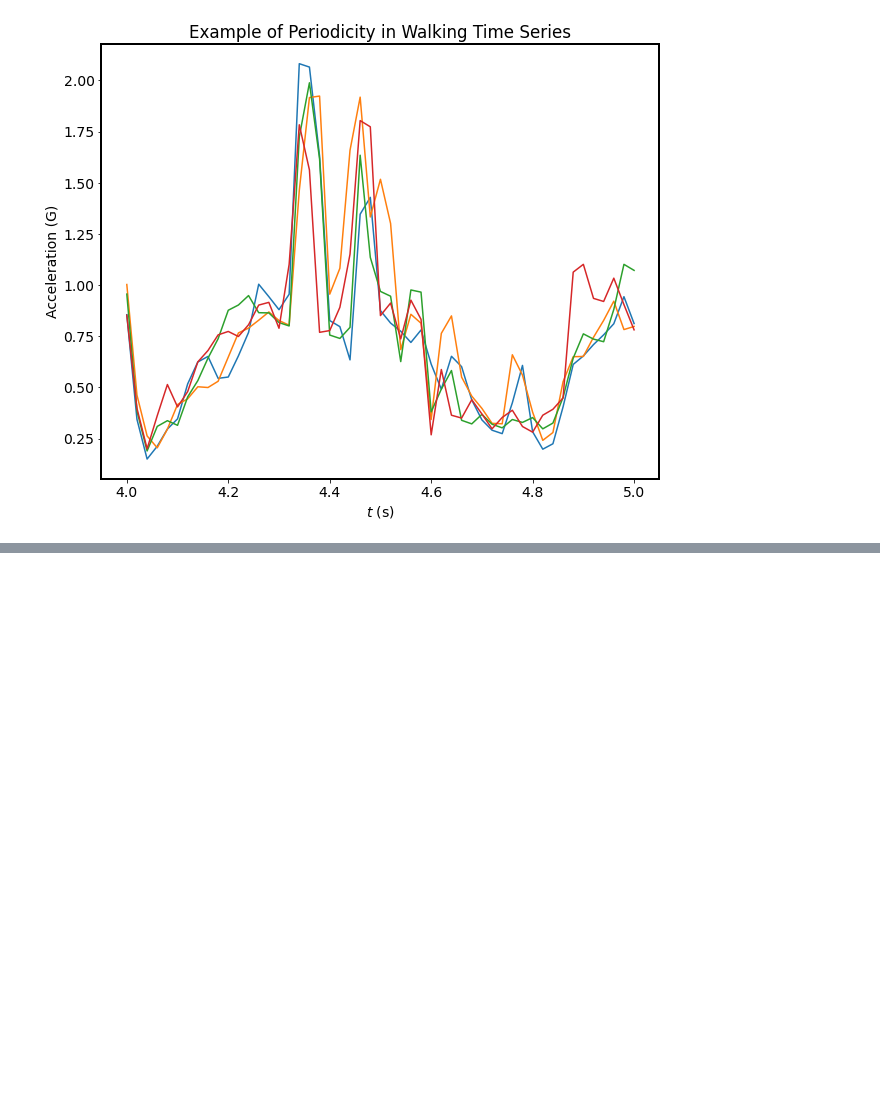
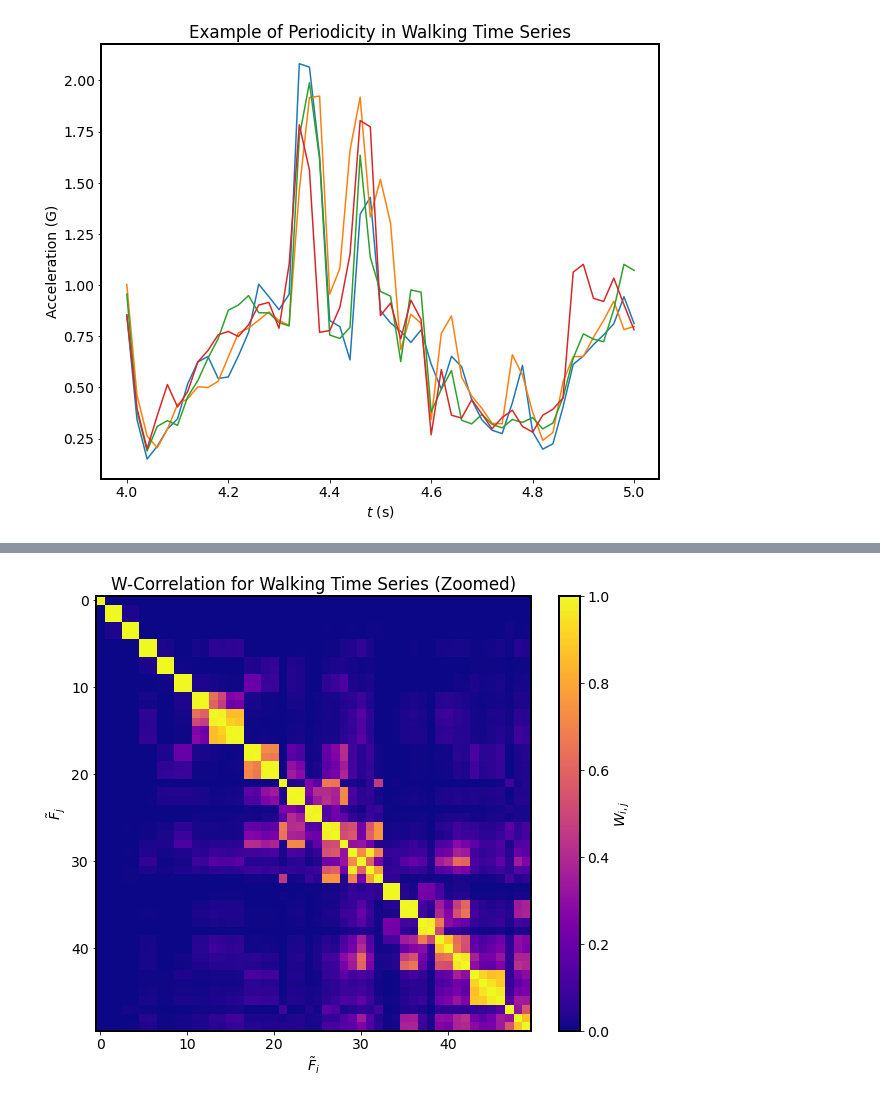
Before and after one commit to jskim-research/imu_research, a Jupyter notebook: SSA_example.ipynb, the cells around one changed output, grey strips where cells are left out. Cells and saved outputs as stored; diff of their text form; code cells hidden in the pictures; blank space fills up the shorter version.

```diff
--- a/SSA_example.ipynb
+++ b/SSA_example.ipynb
@@ -462,0 +473,6 @@ plt.title("Example of Periodicity in Walking Time Series");
+# %%
+# 1, 2 / 3, 4/ 4, 5 등이 강한 관계성을 보임
+accel_ssa.plot_wcorr(max=49)
+plt.title("W-Correlation for Walking Time Series (Zoomed)");
+# %% [output]
+[figure, added]
```
Also changed, not shown: parts of 14 cells of this notebook.
